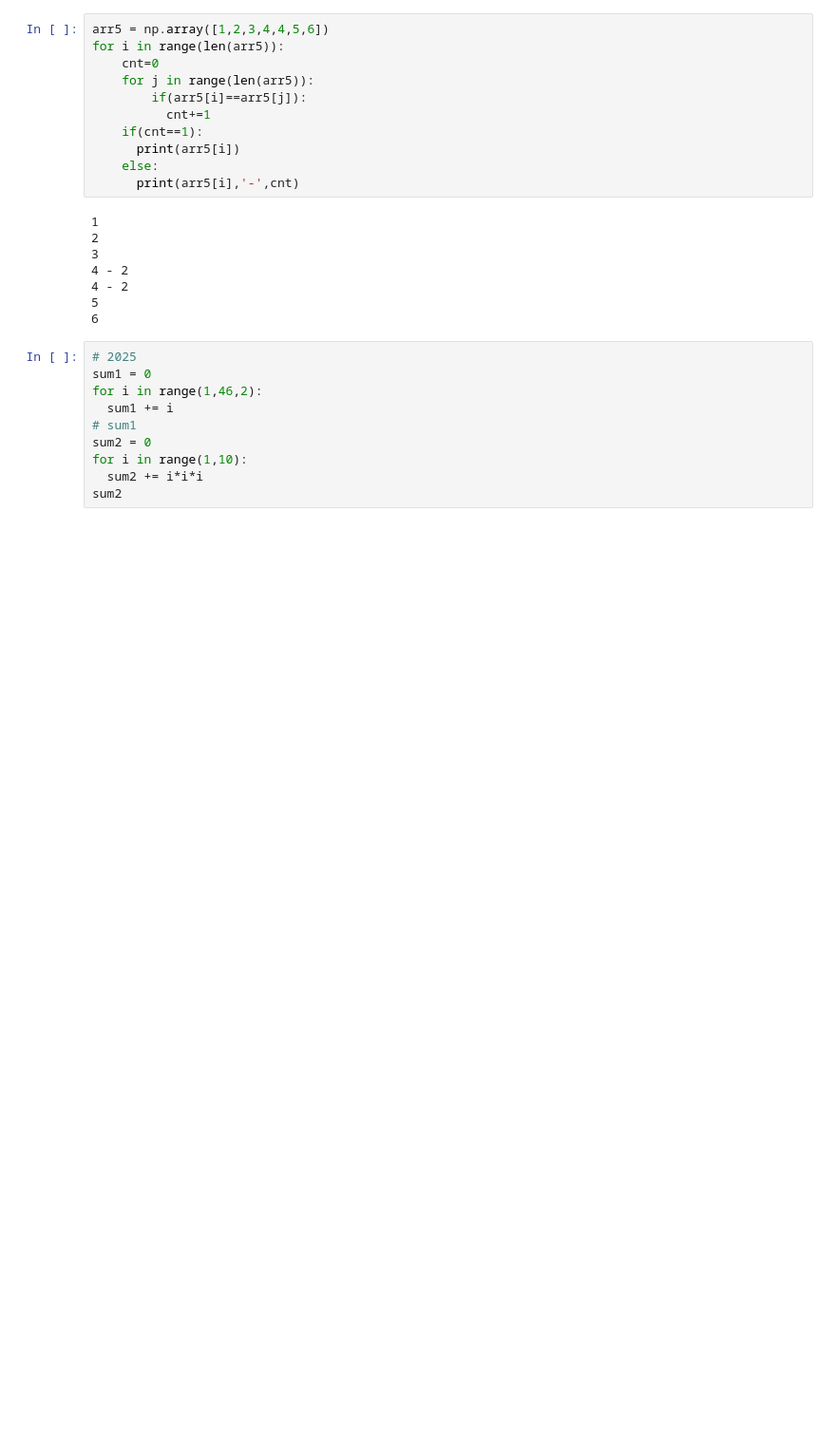
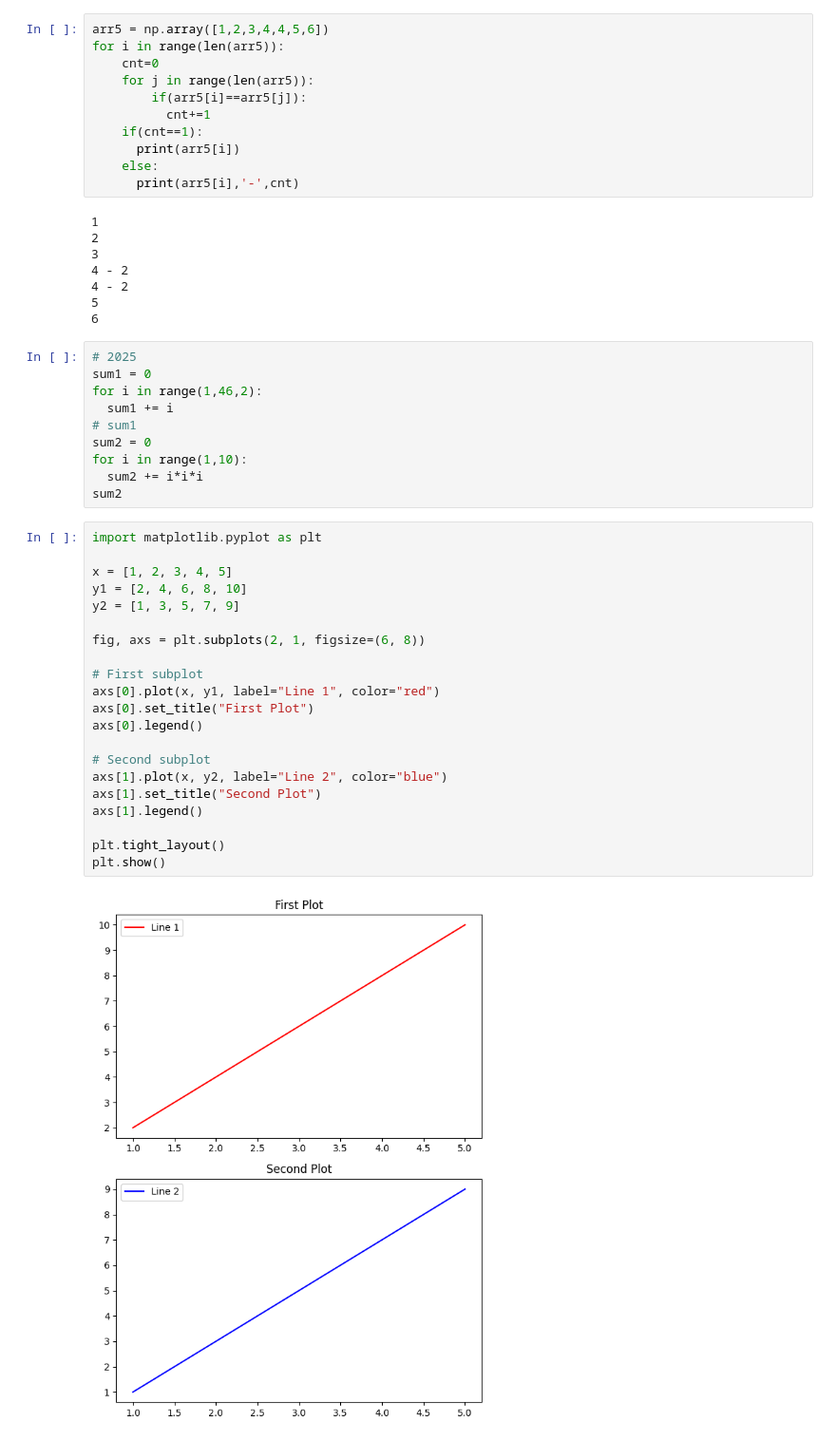
Before and after one commit to sushantkumar143/Python-Toolbox-for-Data-Science, a Jupyter notebook: Projects.ipynb, the cells around one changed output. Shown at 95% size. Cells and saved outputs as stored; diff of their text form; blank space fills up the shorter version.

```diff
--- a/Projects.ipynb
+++ b/Projects.ipynb
@@ -185,3 +185,26 @@ sum2 = 0
 for i in range(1,10):
   sum2 += i*i*i
 sum2
+# %%
+import matplotlib.pyplot as plt
+
+x = [1, 2, 3, 4, 5]
+y1 = [2, 4, 6, 8, 10]
+y2 = [1, 3, 5, 7, 9]
+
+fig, axs = plt.subplots(2, 1, figsize=(6, 8))
+
+# First subplot
+axs[0].plot(x, y1, label="Line 1", color="red")
+axs[0].set_title("First Plot")
+axs[0].legend()
+
+# Second subplot
+axs[1].plot(x, y2, label="Line 2", color="blue")
+axs[1].set_title("Second Plot")
+axs[1].legend()
+
+plt.tight_layout()
+plt.show()
+# %% [output]
+[figure, added]
```
Also changed, not shown: parts of 2 cells of this notebook.
